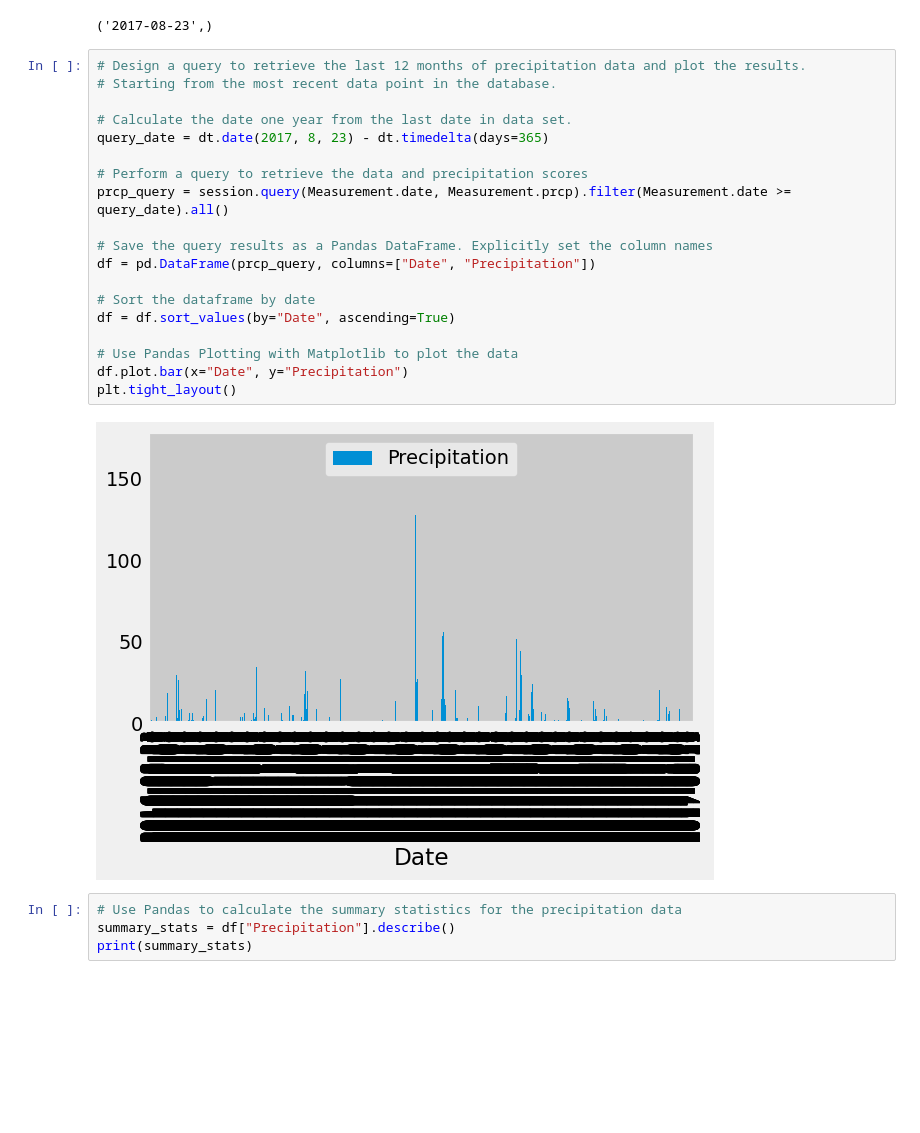
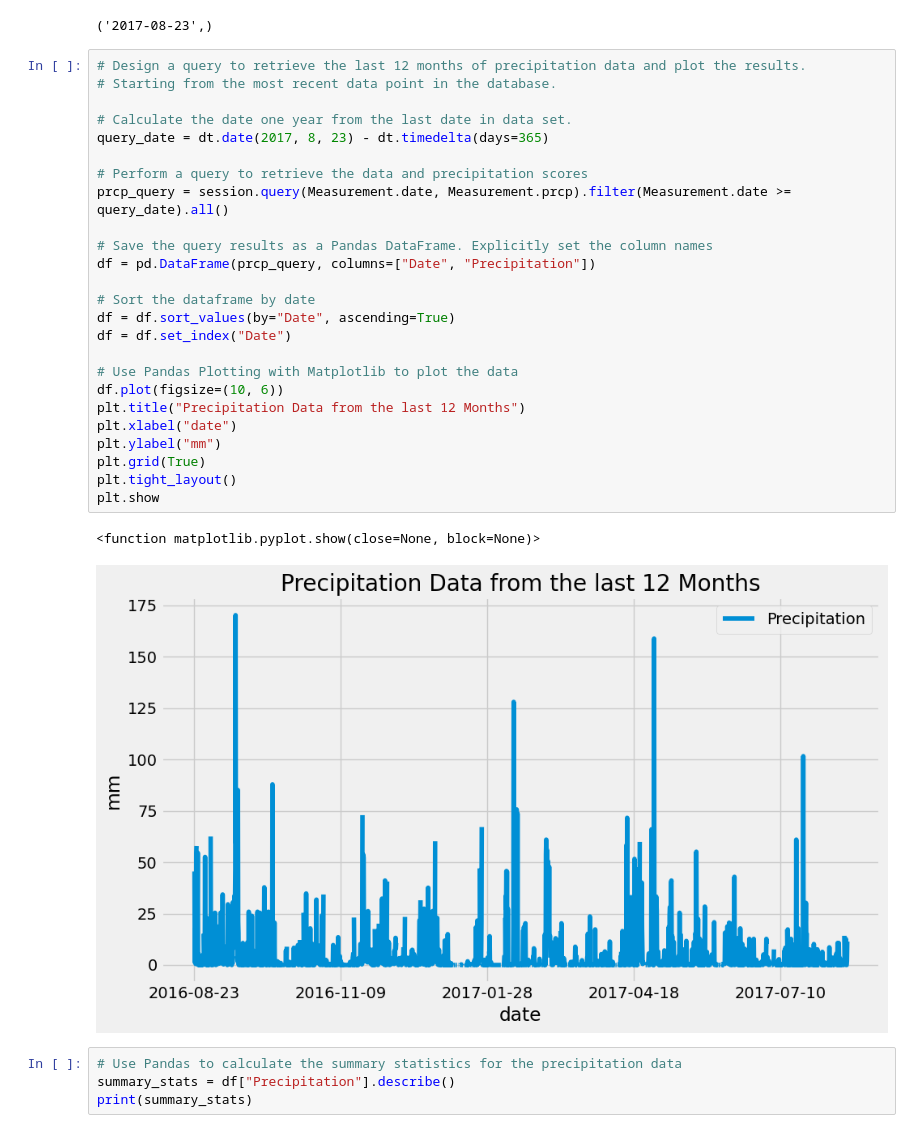
Before and after one commit to dausugam/sqlalchemy-challenge, a Jupyter notebook: SurfsUp/climate.ipynb, the cells around one changed output. Cells and saved outputs as stored; diff of their text form; blank space fills up the shorter version.

Commit message:
Update precipitation graph

```diff
--- a/SurfsUp/climate.ipynb
+++ b/SurfsUp/climate.ipynb
@@ -47,24 +47,31 @@ session.query(Measurement.date).order_by(Measurement.date.desc()).first()
 # %%
 # Design a query to retrieve the last 12 months of precipitation data and plot the results.
 # Starting from the most recent data point in the database.
 
 # Calculate the date one year from the last date in data set.
 query_date = dt.date(2017, 8, 23) - dt.timedelta(days=365)
 
 # Perform a query to retrieve the data and precipitation scores
 prcp_query = session.query(Measurement.date, Measurement.prcp).filter(Measurement.date >= query_date).all()
 
 # Save the query results as a Pandas DataFrame. Explicitly set the column names
 df = pd.DataFrame(prcp_query, columns=["Date", "Precipitation"])
 
 # Sort the dataframe by date
 df = df.sort_values(by="Date", ascending=True)
+df = df.set_index("Date")
 
 # Use Pandas Plotting with Matplotlib to plot the data
-df.plot.bar(x="Date", y="Precipitation")
+df.plot(figsize=(10, 6))
+plt.title("Precipitation Data from the last 12 Months")
+plt.xlabel("date")
+plt.ylabel("mm")
+plt.grid(True)
 plt.tight_layout()
+plt.show
 # %% [output]
+<function matplotlib.pyplot.show(close=None, block=None)>
-[figure, old version]
+[figure, new version]
 # %%
 # Use Pandas to calculate the summary statistics for the precipitation data
 summary_stats = df["Precipitation"].describe()
```
